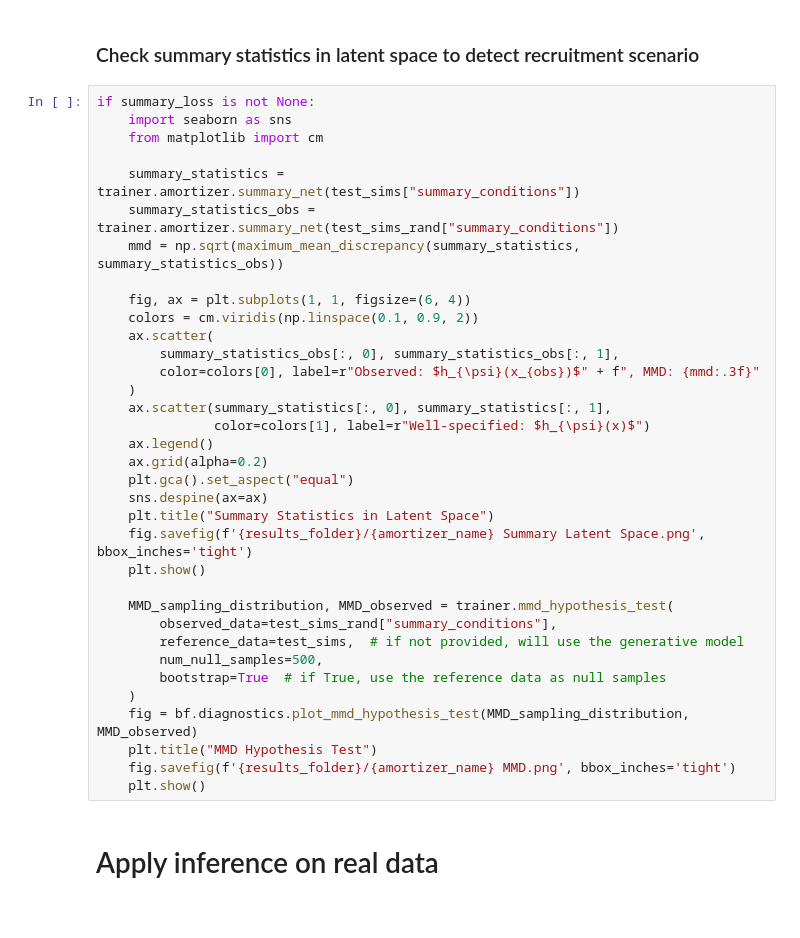
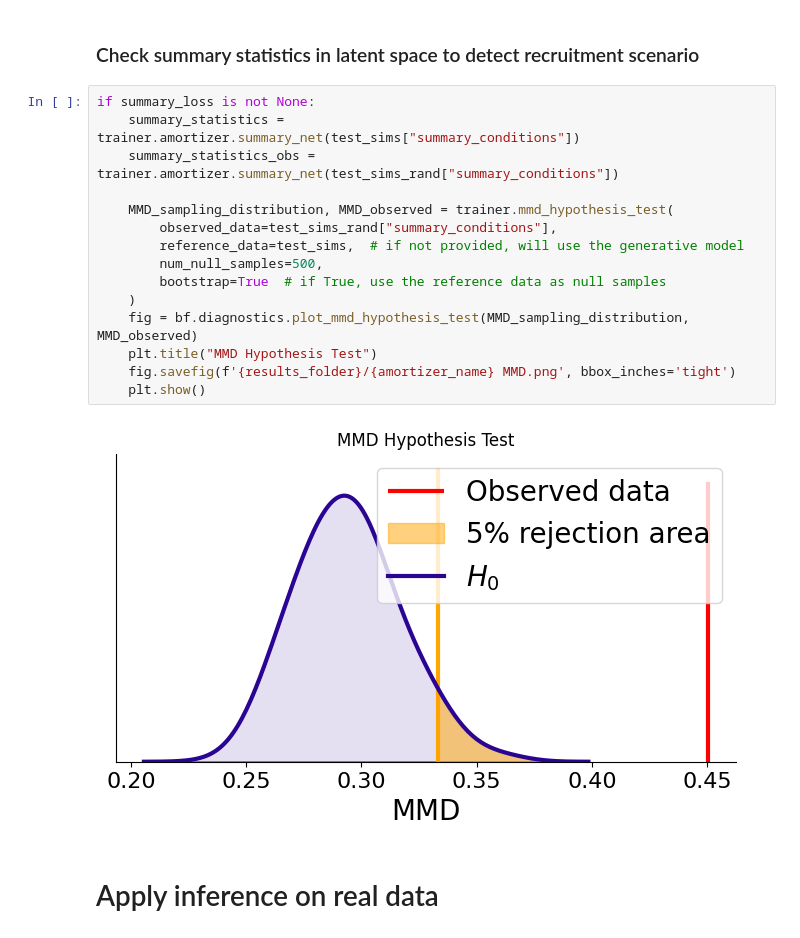
Before and after one commit to arrjon/AmortizedSelectionBias, a Jupyter notebook: Simulation Based Inference Sampling Bias.ipynb, the cells around one changed output. Cells and saved outputs as stored; diff of their text form.

```diff
--- a/Simulation Based Inference Sampling Bias.ipynb
+++ b/Simulation Based Inference Sampling Bias.ipynb
@@ -1029,39 +1099,21 @@ plt.show()
 ### Check summary statistics in latent space to detect recruitment scenario
 # %%
 if summary_loss is not None:
-    import seaborn as sns
-    from matplotlib import cm
-
     summary_statistics = trainer.amortizer.summary_net(test_sims["summary_conditions"])
     summary_statistics_obs = trainer.amortizer.summary_net(test_sims_rand["summary_conditions"])
-    mmd = np.sqrt(maximum_mean_discrepancy(summary_statistics, summary_statistics_obs))
-
-    fig, ax = plt.subplots(1, 1, figsize=(6, 4))
-    colors = cm.viridis(np.linspace(0.1, 0.9, 2))
-    ax.scatter(
-        summary_statistics_obs[:, 0], summary_statistics_obs[:, 1],
-        color=colors[0], label=r"Observed: $h_{\psi}(x_{obs})$" + f", MMD: {mmd:.3f}"
-    )
-    ax.scatter(summary_statistics[:, 0], summary_statistics[:, 1],
-               color=colors[1], label=r"Well-specified: $h_{\psi}(x)$")
-    ax.legend()
-    ax.grid(alpha=0.2)
-    plt.gca().set_aspect("equal")
-    sns.despine(ax=ax)
-    plt.title("Summary Statistics in Latent Space")
-    fig.savefig(f'{results_folder}/{amortizer_name} Summary Latent Space.png', bbox_inches='tight')
-    plt.show()
 
     MMD_sampling_distribution, MMD_observed = trainer.mmd_hypothesis_test(
         observed_data=test_sims_rand["summary_conditions"],
         reference_data=test_sims,  # if not provided, will use the generative model
         num_null_samples=500,
         bootstrap=True  # if True, use the reference data as null samples
     )
     fig = bf.diagnostics.plot_mmd_hypothesis_test(MMD_sampling_distribution, MMD_observed)
     plt.title("MMD Hypothesis Test")
     fig.savefig(f'{results_folder}/{amortizer_name} MMD.png', bbox_inches='tight')
     plt.show()
+# %% [output]
+[figure, added]
 # %% [markdown]
 # Apply inference on real data
 # %%
```
Also changed, not shown: parts of 19 cells of this notebook, 2 other files.
